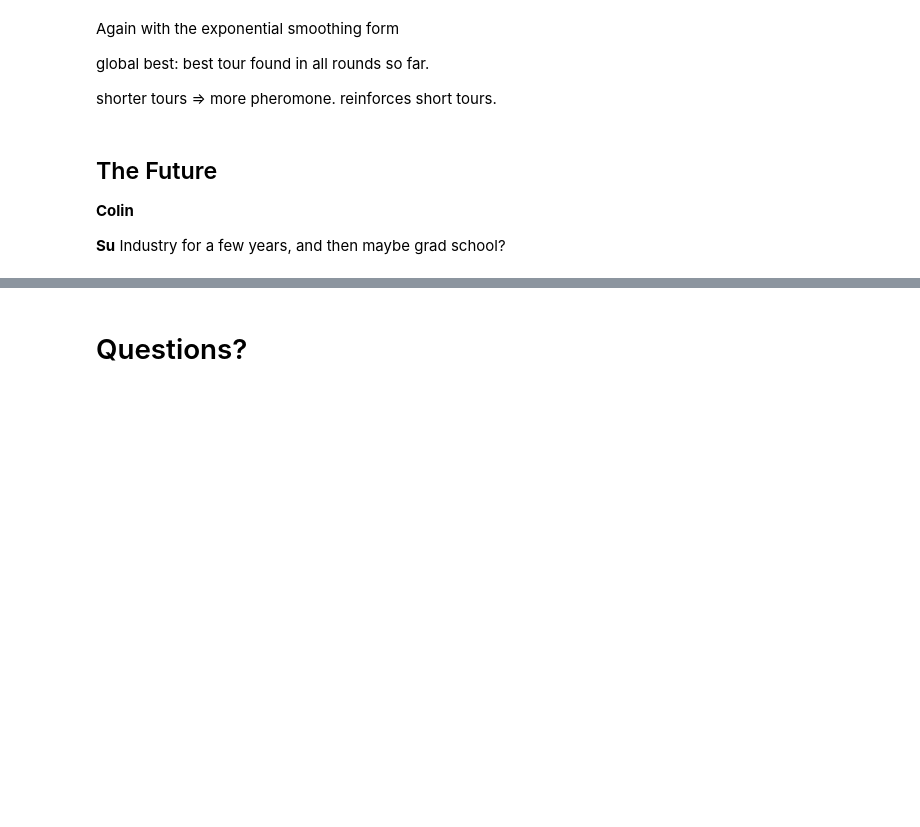
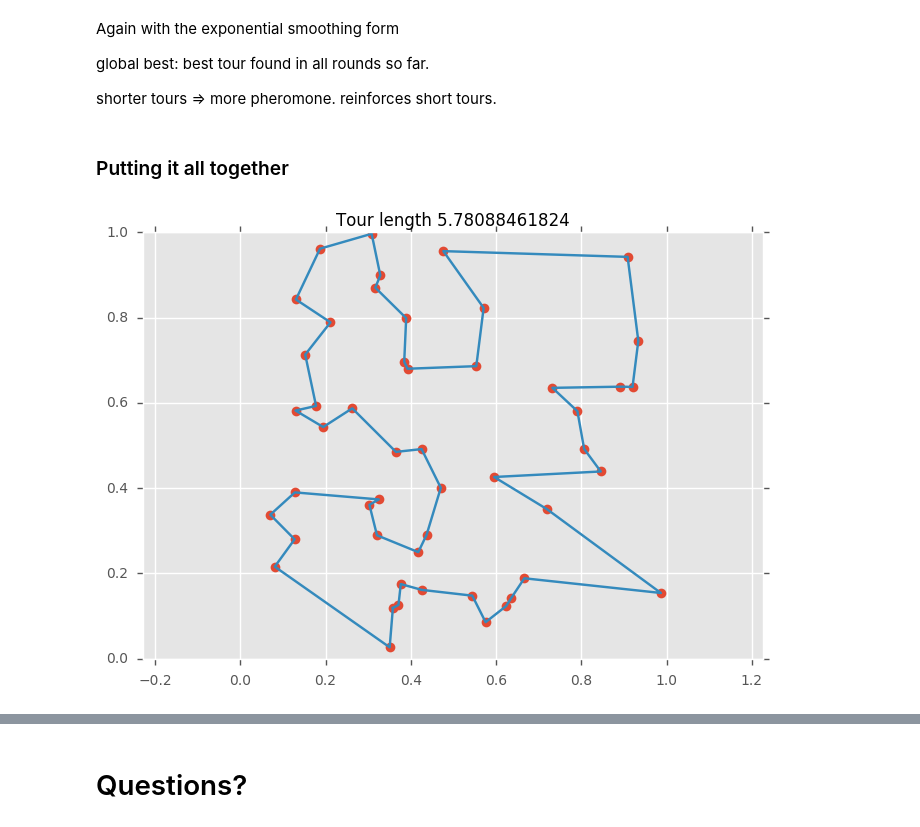
Before and after one commit to su1hang2/teaspoons, a Jupyter notebook: tsp.ipynb, the cells around one changed output, grey strips where cells are left out. Saved outputs shown, nothing was run; the diff lists cells and outputs as text; code cells hidden in the pictures; blank space fills up the shorter version.

```diff
--- a/tsp.ipynb
+++ b/tsp.ipynb
@@ -1,3 +1,10 @@
+# %%
+import numpy as np
+import matplotlib.pyplot as plt
+from ipywidgets import interact, IntSlider
+%matplotlib inline
+plt.style.use(['ggplot','seaborn-notebook'])
+from tqdm import tqdm
 # %% [markdown]
 # The Travelling Salesman Problem
 
@@ -407,9 +522,17 @@ Again with the exponential smoothing form
 global best: best tour found in all rounds so far.
 
 shorter tours => more pheromone. reinforces short tours.
-# %% [markdown]
-## The Future
-
-**Colin**
-
-**Su** Industry for a few years, and then maybe grad school?
+# %% [markdown]
+### Putting it all together
+# %%
+# initialise everything
+ANTS = 10
+CITIES = 50
+ITERATIONS = 100
+
+COORDINATES, DISTANCES = generate_cities(CITIES)
+ETAS = 1.0 / DISTANCES
+TAU_0 = 1.0 / ( CITIES * find_tau_0(DISTANCES) )
+taus = TAU_0 * np.ones([CITIES,CITIES])
+global_best_tours = np.zeros([1,CITIES])
+global_best_tour_lengths = np.array([np.inf])
@@ -415,0 +552,6 @@ shorter tours => more pheromone. reinforces short tours.
+# %%
+int_slider = IntSlider(value=1, min=1, max=len(global_best_tour_lengths) - 1)
+int_slider.layout.width = '50%'
+interact(plot_tour, x=int_slider)
+# %% [output]
+[figure, added]
```
Also changed, not shown: parts of 25 cells of this notebook, 1 other file.
